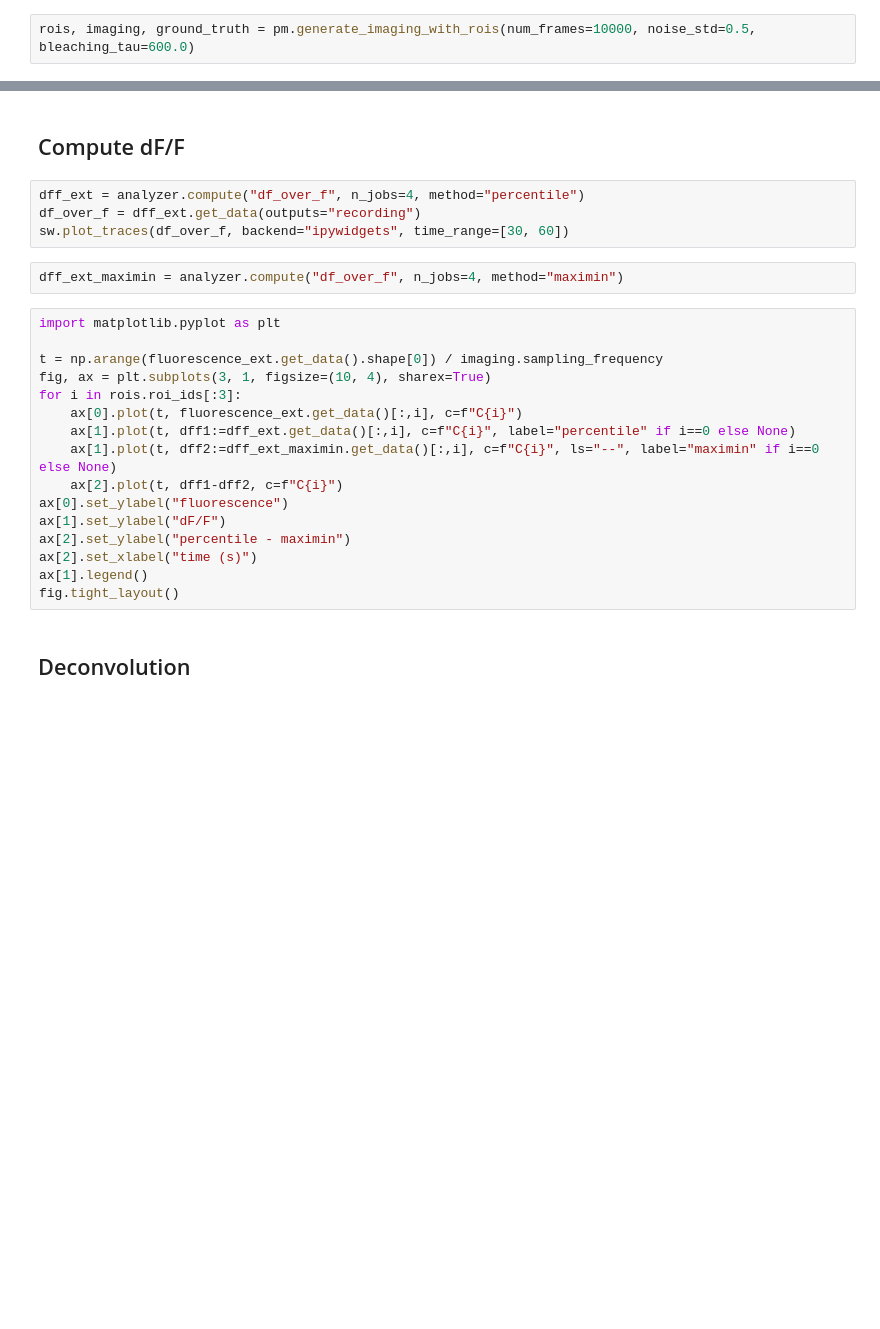
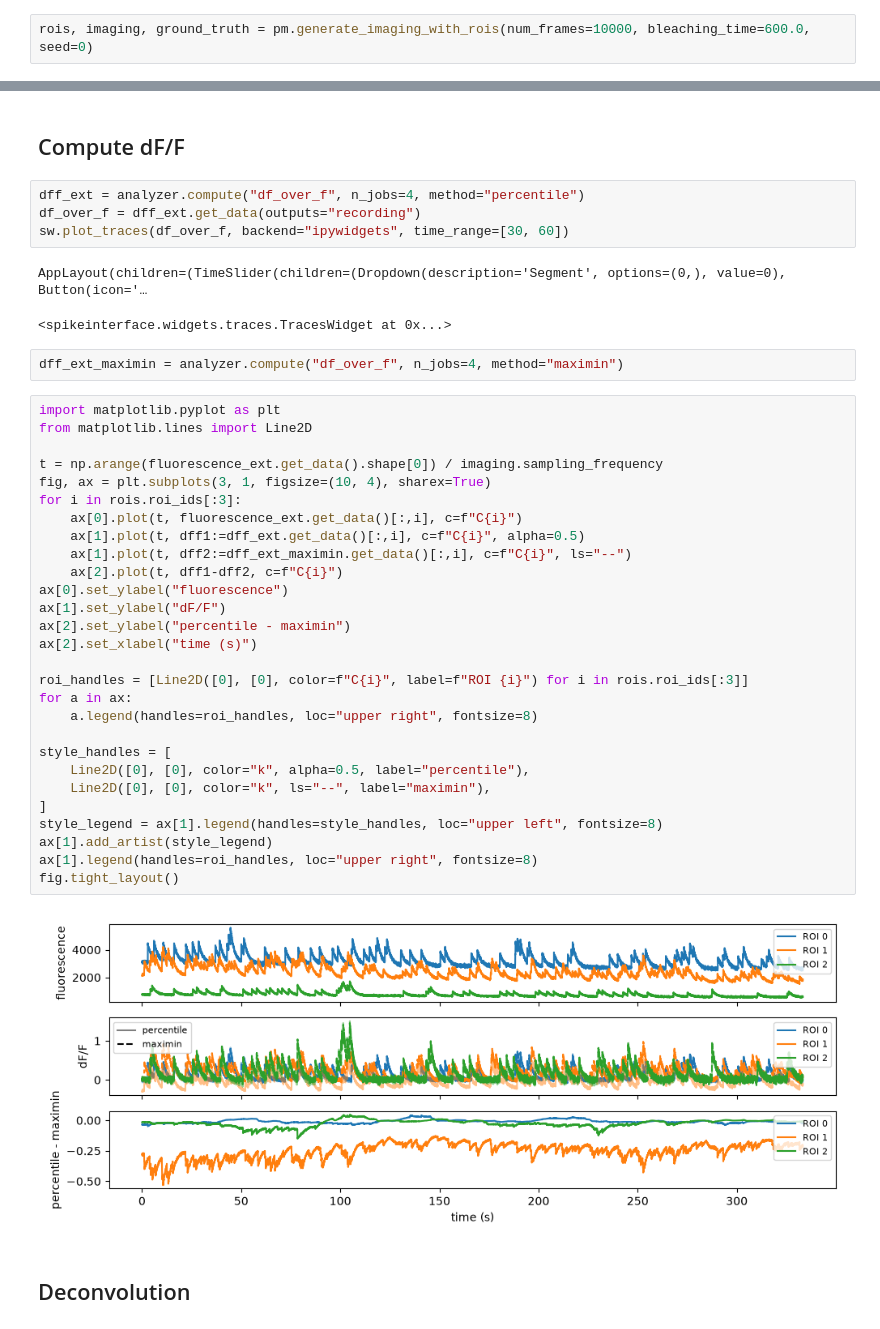
Before and after one commit to photon-mosaic/photon-mosaic, a Jupyter notebook: examples/play_with_analyzer.ipynb, the cells around one changed output, grey strips where cells are left out. Cells and saved outputs as stored; diff of their text form; blank space fills up the shorter version.

```diff
--- a/examples/play_with_analyzer.ipynb
+++ b/examples/play_with_analyzer.ipynb
@@ -14,6 +14,6 @@ import photon_mosaic.widgets as pw
 # %% [markdown]
 ## Generate synthetic imaging data
 # %%
-rois, imaging, ground_truth = pm.generate_imaging_with_rois(num_frames=10000, noise_std=0.5, bleaching_tau=600.0)
+rois, imaging, ground_truth = pm.generate_imaging_with_rois(num_frames=10000, bleaching_time=600.0, seed=0)
 # %%
 rois
@@ -41,24 +56,41 @@ sw.plot_traces(fluorescence, backend="ipywidgets", time_range=[0, 30])
 dff_ext = analyzer.compute("df_over_f", n_jobs=4, method="percentile")
 df_over_f = dff_ext.get_data(outputs="recording")
 sw.plot_traces(df_over_f, backend="ipywidgets", time_range=[30, 60])
+# %% [output]
+AppLayout(children=(TimeSlider(children=(Dropdown(description='Segment', options=(0,), value=0), Button(icon='…
+<spikeinterface.widgets.traces.TracesWidget at 0x...>
 # %%
 dff_ext_maximin = analyzer.compute("df_over_f", n_jobs=4, method="maximin")
 # %%
 import matplotlib.pyplot as plt
+from matplotlib.lines import Line2D
 
 t = np.arange(fluorescence_ext.get_data().shape[0]) / imaging.sampling_frequency
 fig, ax = plt.subplots(3, 1, figsize=(10, 4), sharex=True)
 for i in rois.roi_ids[:3]:
     ax[0].plot(t, fluorescence_ext.get_data()[:,i], c=f"C{i}")
-    ax[1].plot(t, dff1:=dff_ext.get_data()[:,i], c=f"C{i}", label="percentile" if i==0 else None)
-    ax[1].plot(t, dff2:=dff_ext_maximin.get_data()[:,i], c=f"C{i}", ls="--", label="maximin" if i==0 else None)
+    ax[1].plot(t, dff1:=dff_ext.get_data()[:,i], c=f"C{i}", alpha=0.5)
+    ax[1].plot(t, dff2:=dff_ext_maximin.get_data()[:,i], c=f"C{i}", ls="--")
     ax[2].plot(t, dff1-dff2, c=f"C{i}")
 ax[0].set_ylabel("fluorescence")
 ax[1].set_ylabel("dF/F")
 ax[2].set_ylabel("percentile - maximin")
 ax[2].set_xlabel("time (s)")
-ax[1].legend()
+
+roi_handles = [Line2D([0], [0], color=f"C{i}", label=f"ROI {i}") for i in rois.roi_ids[:3]]
+for a in ax:
+    a.legend(handles=roi_handles, loc="upper right", fontsize=8)
+
+style_handles = [
+    Line2D([0], [0], color="k", alpha=0.5, label="percentile"),
+    Line2D([0], [0], color="k", ls="--", label="maximin"),
+]
+style_legend = ax[1].legend(handles=style_handles, loc="upper left", fontsize=8)
+ax[1].add_artist(style_legend)
+ax[1].legend(handles=roi_handles, loc="upper right", fontsize=8)
 fig.tight_layout()
+# %% [output]
+[figure, added]
 # %% [markdown]
 ## Deconvolution
 # %%
```
Also changed, not shown: parts of 12 cells of this notebook, 4 other files.
